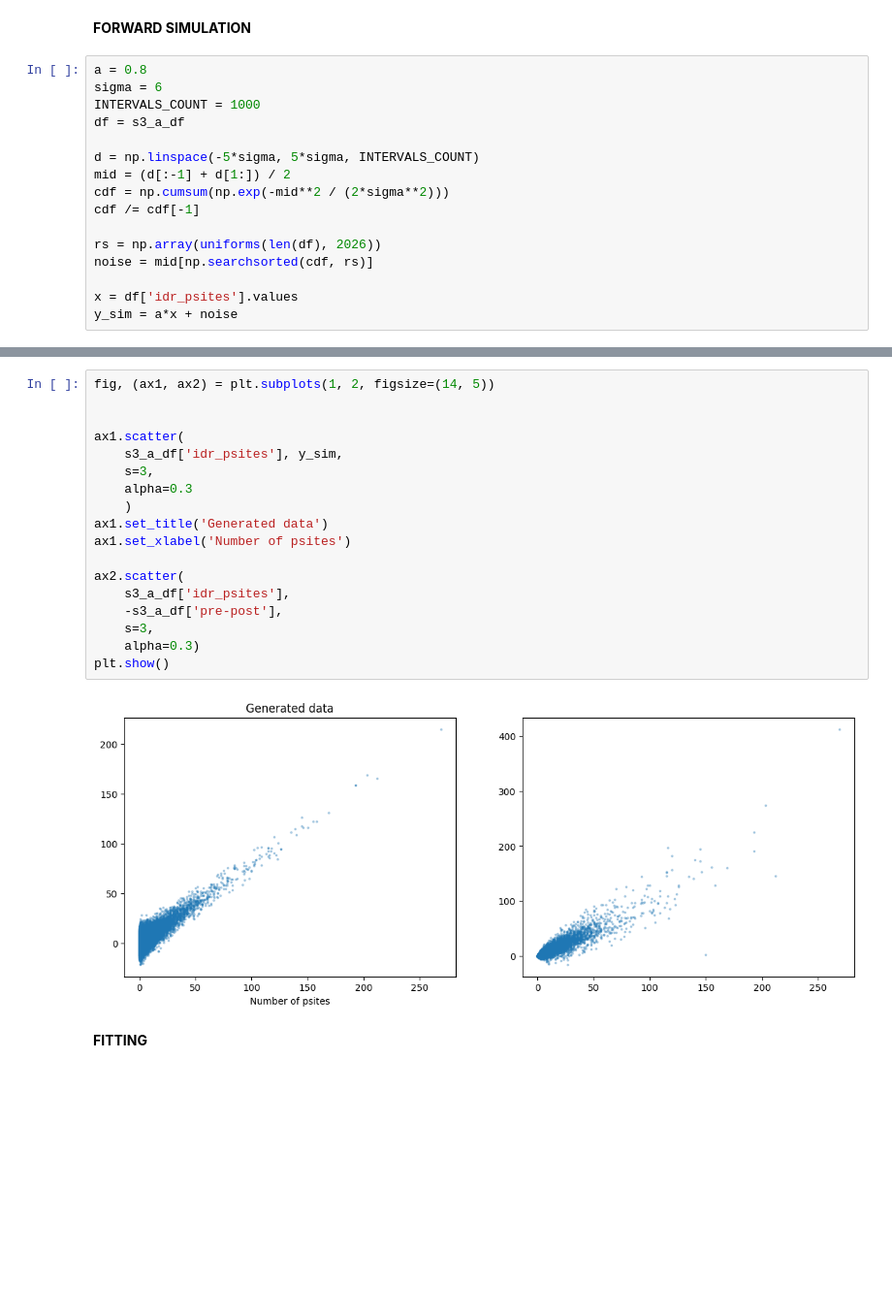
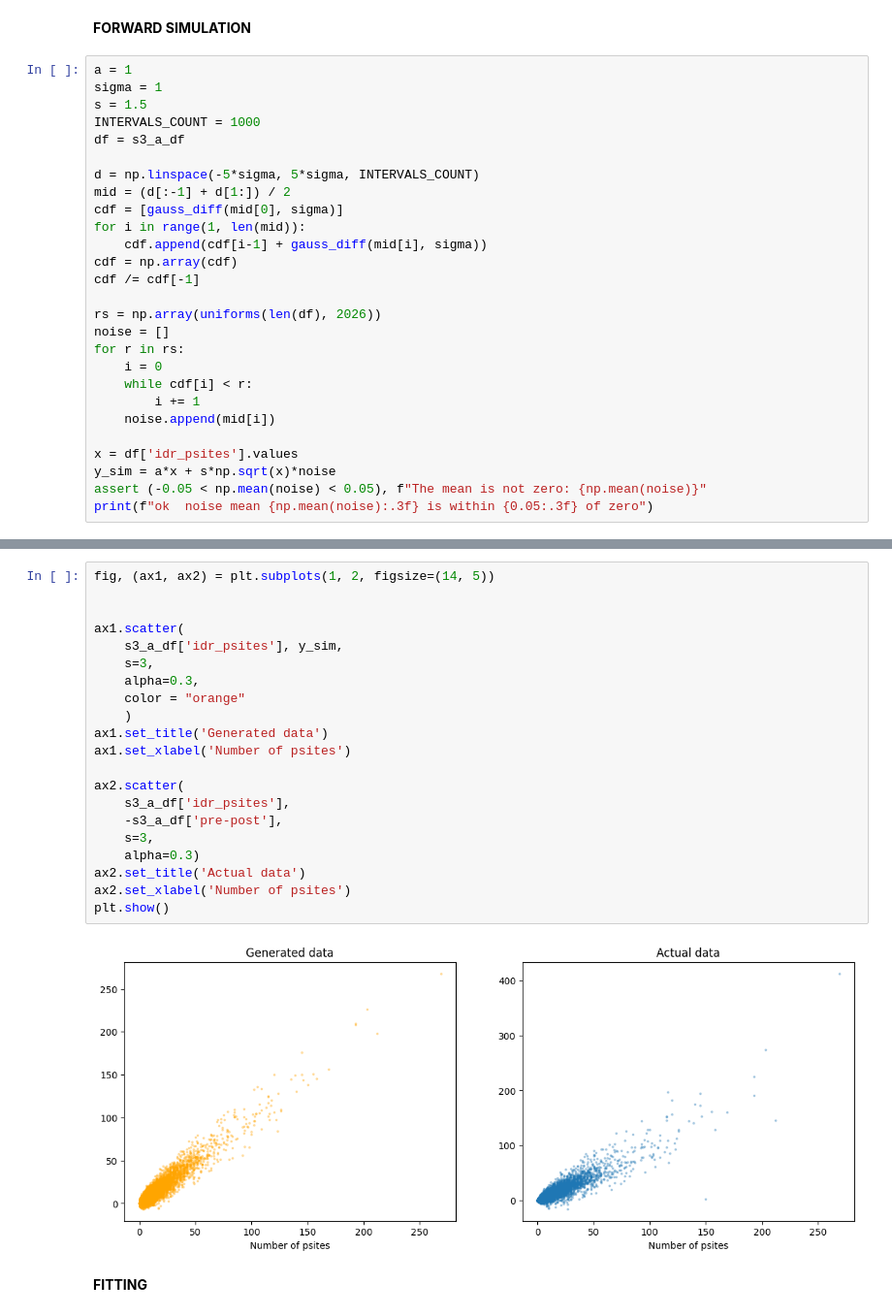
Before and after one commit to Laura-Filkova/CB2330-KICKASS-PROJECT, a Jupyter notebook: project.ipynb, the cells around one changed output, grey strips where cells are left out. Shown at 97% size. Saved outputs shown, nothing was run; the diff lists cells and outputs as text; blank space fills up the shorter version.

```diff
--- a/project.ipynb
+++ b/project.ipynb
@@ -282,18 +284,29 @@ def uniforms(k, seed):
 # %% [markdown]
 **FORWARD SIMULATION**
 # %%
-a = 0.8
-sigma = 6
+a = 1
+sigma = 1
+s = 1.5
 INTERVALS_COUNT = 1000
 df = s3_a_df
 
 d = np.linspace(-5*sigma, 5*sigma, INTERVALS_COUNT)
 mid = (d[:-1] + d[1:]) / 2
-cdf = np.cumsum(np.exp(-mid**2 / (2*sigma**2)))
+cdf = [gauss_diff(mid[0], sigma)]
+for i in range(1, len(mid)):
+    cdf.append(cdf[i-1] + gauss_diff(mid[i], sigma))
+cdf = np.array(cdf)
 cdf /= cdf[-1]
 
 rs = np.array(uniforms(len(df), 2026))
-noise = mid[np.searchsorted(cdf, rs)]
+noise = []
+for r in rs:
+    i = 0
+    while cdf[i] < r:
+        i += 1
+    noise.append(mid[i])
 
 x = df['idr_psites'].values
-y_sim = a*x + noise
+y_sim = a*x + s*np.sqrt(x)*noise
+assert (-0.05 < np.mean(noise) < 0.05), f"The mean is not zero: {np.mean(noise)}"
+print(f"ok  noise mean {np.mean(noise):.3f} is within {0.05:.3f} of zero")
@@ -300,23 +315,26 @@ y_sim = a*x + noise
 # %%
 fig, (ax1, ax2) = plt.subplots(1, 2, figsize=(14, 5))
 
 
 ax1.scatter(
     s3_a_df['idr_psites'], y_sim,
     s=3,
-    alpha=0.3
+    alpha=0.3,
+    color = "orange"
     )
 ax1.set_title('Generated data')
 ax1.set_xlabel('Number of psites')
 
 ax2.scatter(
     s3_a_df['idr_psites'],
     -s3_a_df['pre-post'],
     s=3,
     alpha=0.3)
+ax2.set_title('Actual data')
+ax2.set_xlabel('Number of psites')
 plt.show()
 # %% [output]
-[figure, old version]
+[figure, new version]
 # %% [markdown]
 **FITTING**
 # %%
```
Also changed, not shown: parts of 8 cells of this notebook.
